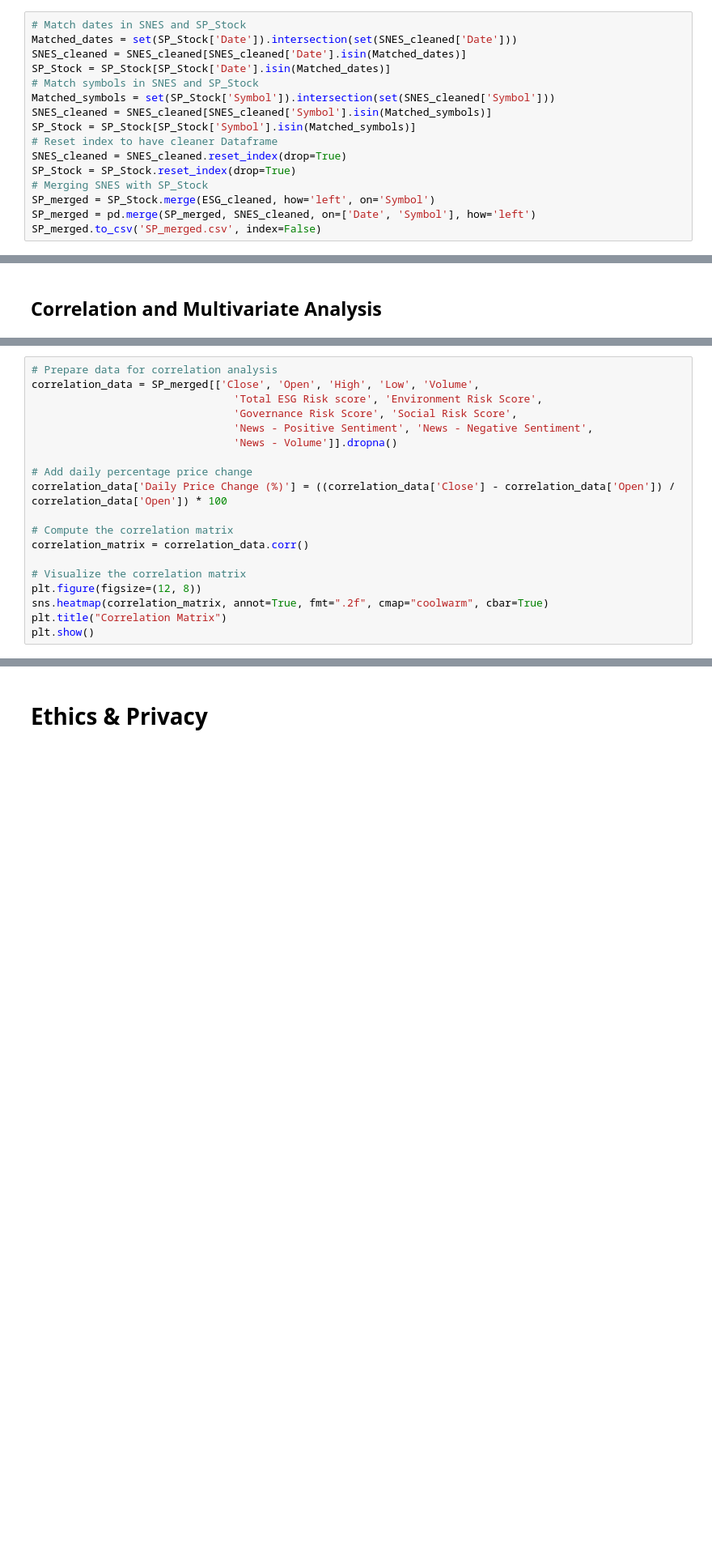
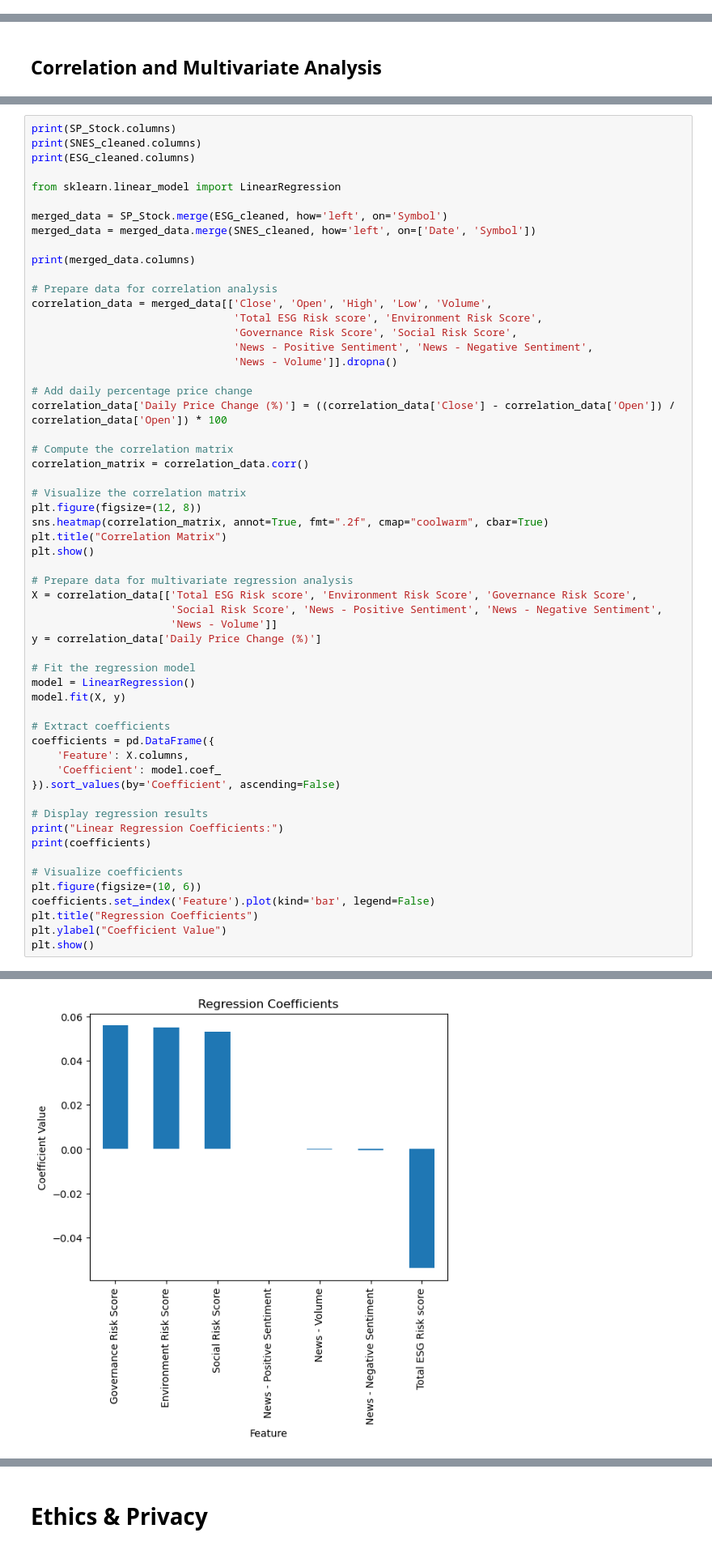
Before and after one commit to SyeinW/Cogs_108_Project_Data, a Jupyter notebook: checkpoint.ipynb, the cells around one changed output, grey strips where cells are left out. Shown: that part at 81% size. Drawn from its saved outputs; the diff is of its cells as text; blank space fills up the shorter version.

```diff
--- a/checkpoint.ipynb
+++ b/checkpoint.ipynb
@@ -187,16 +192,0 @@ We merge so that we can appply a correlation matrix and linear regression model
-# %%
-# Match dates in SNES and SP_Stock
-Matched_dates = set(SP_Stock['Date']).intersection(set(SNES_cleaned['Date']))
-SNES_cleaned = SNES_cleaned[SNES_cleaned['Date'].isin(Matched_dates)]
-SP_Stock = SP_Stock[SP_Stock['Date'].isin(Matched_dates)]
-# Match symbols in SNES and SP_Stock
-Matched_symbols = set(SP_Stock['Symbol']).intersection(set(SNES_cleaned['Symbol']))
-SNES_cleaned = SNES_cleaned[SNES_cleaned['Symbol'].isin(Matched_symbols)]
-SP_Stock = SP_Stock[SP_Stock['Symbol'].isin(Matched_symbols)]
-# Reset index to have cleaner Dataframe
-SNES_cleaned = SNES_cleaned.reset_index(drop=True)
-SP_Stock = SP_Stock.reset_index(drop=True)
-# Merging SNES with SP_Stock
-SP_merged = SP_Stock.merge(ESG_cleaned, how='left', on='Symbol')
-SP_merged = pd.merge(SP_merged, SNES_cleaned, on=['Date', 'Symbol'], how='left')
-SP_merged.to_csv('SP_merged.csv', index=False)
@@ -285,6 +201,17 @@ One important tool for exploring datasets is the Pearson Correlation. We have us
 # %%
+print(SP_Stock.columns)
+print(SNES_cleaned.columns)
+print(ESG_cleaned.columns)
+
+from sklearn.linear_model import LinearRegression
+
+merged_data = SP_Stock.merge(ESG_cleaned, how='left', on='Symbol')
+merged_data = merged_data.merge(SNES_cleaned, how='left', on=['Date', 'Symbol'])
+
+print(merged_data.columns)
+
 # Prepare data for correlation analysis
-correlation_data = SP_merged[['Close', 'Open', 'High', 'Low', 'Volume',
+correlation_data = merged_data[['Close', 'Open', 'High', 'Low', 'Volume',
                                 'Total ESG Risk score', 'Environment Risk Score',
                                 'Governance Risk Score', 'Social Risk Score',
                                 'News - Positive Sentiment', 'News - Negative Sentiment',
@@ -301,4 +228,31 @@ plt.figure(figsize=(12, 8))
 sns.heatmap(correlation_matrix, annot=True, fmt=".2f", cmap="coolwarm", cbar=True)
 plt.title("Correlation Matrix")
 plt.show()
+
+# Prepare data for multivariate regression analysis
+X = correlation_data[['Total ESG Risk score', 'Environment Risk Score', 'Governance Risk Score',
+                      'Social Risk Score', 'News - Positive Sentiment', 'News - Negative Sentiment',
+                      'News - Volume']]
+y = correlation_data['Daily Price Change (%)']
+
+# Fit the regression model
+model = LinearRegression()
+model.fit(X, y)
+
+# Extract coefficients
+coefficients = pd.DataFrame({
+    'Feature': X.columns,
+    'Coefficient': model.coef_
+}).sort_values(by='Coefficient', ascending=False)
+
+# Display regression results
+print("Linear Regression Coefficients:")
+print(coefficients)
+
+# Visualize coefficients
+plt.figure(figsize=(10, 6))
+coefficients.set_index('Feature').plot(kind='bar', legend=False)
+plt.title("Regression Coefficients")
+plt.ylabel("Coefficient Value")
+plt.show()
 # %% [output]
@@ -305,0 +287 @@ plt.show()
+[figure, added]
```
Also changed, not shown: parts of 32 cells of this notebook.
